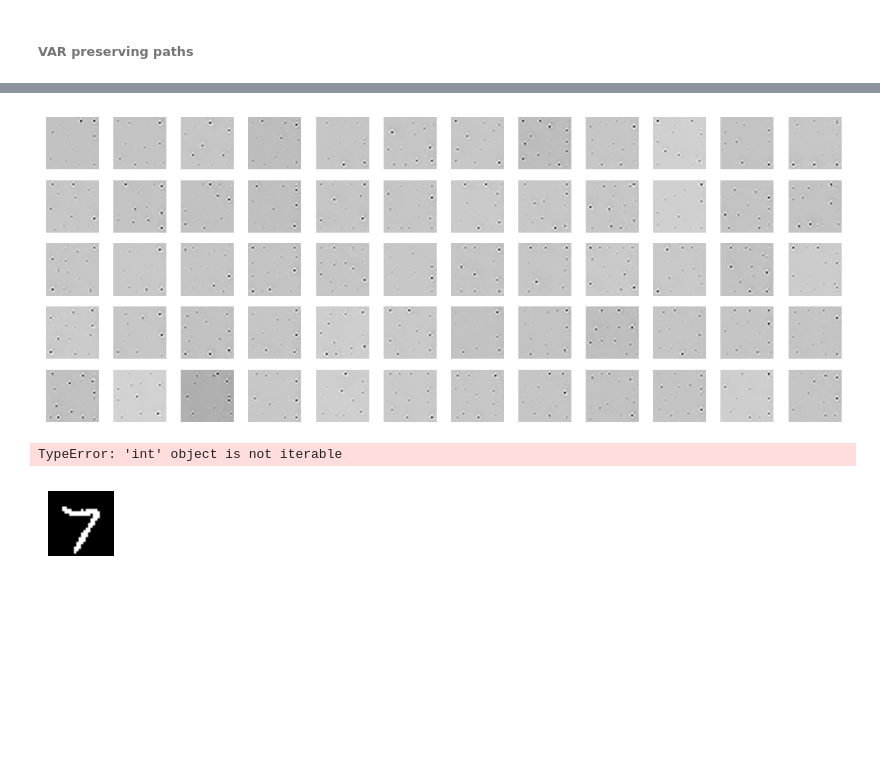
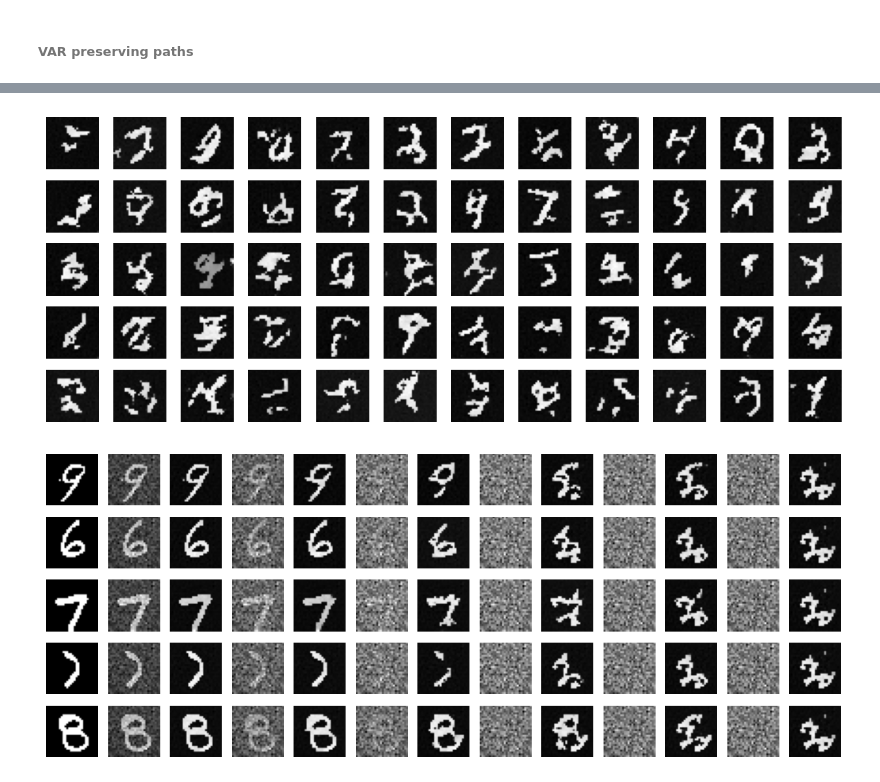
Before and after one commit to raghavsubbarao/svipy, a Jupyter notebook: notebooks/5_flowmatching.ipynb, the cells around one changed output, grey strips where cells are left out. Cells and saved outputs as stored; diff of their text form; code cells hidden in the pictures; blank space fills up the shorter version.

```diff
--- a/notebooks/5_flowmatching.ipynb
+++ b/notebooks/5_flowmatching.ipynb
@@ -97,7 +97,7 @@ Device name: NVIDIA GeForce GTX 970
 # %% [markdown]
 ###### Optimal transport paths
 # %%
-tcn = scalarConditionedNetworkCNN(1, [(32, 5), (32, 5), (32, 5), (32, 5), (32, 5), (32, 5), (32, 5)], t_dim=1)
+tcn = scalarConditionedNetworkCNN(1, [(32, 5), (32, 5), (32, 5), (32, 5), (32, 5), (32, 5)], t_dim=1)
 embed = identityTimeEmbedding()
 tcf = timeConditionedField(tcn, embed)
 
@@ -179,7 +177,7 @@ tx = [0.9, 0.75, 0.5, 0.25, 0.1, 0.0]
 
 sidx = torch.randint(len(trainData), size=(1,)).item()
 x1, _ = trainData[sidx]
-x0 = torch.randn_like(x1)  # sample a single noise image
+x0 = torch.randn_like(x1).to(device)  # sample a single noise image
 
 with torch.no_grad():
     for i in range(nRows):
@@ -213,11 +211,11 @@ plt.show()
 # %% [markdown]
 ###### VAR preserving paths
 # %%
-tcn = scalarConditionedNetworkCNN(1, [(32, 5), (32, 5), (32, 5), (32, 5), (32, 5), (32, 5), (32, 5)], t_dim=8)
+tcn = scalarConditionedNetworkCNN(1, [(32, 5), (32, 5), (32, 5), (32, 5), (32, 5), (32, 5)], t_dim=8)
 embed = fourierTimeEmbedding(8)
 tcf = timeConditionedField(tcn, embed)
 
-path = varPreservingConditionalPathTrigonometric()
+path = reversedConditionalPath(varPreservingConditionalPathTrigonometric())
 
 model_cfm_varp = conditionalFlowMatcher(path, tcf).to(device)
 # %%
@@ -279,46 +277,48 @@ with torch.no_grad():
 
 plt.show()
 # %% [output]
-[figure, old version]
+[figure, new version]
 # %%
 nCols = 13
 nRows = 5
 
 figure = plt.figure(figsize=(13, 5))
 tcf.eval()
 cnf = continuousNormFlow(tcf).to(device)
 
 idxs = []
 tx = [0.9, 0.75, 0.5, 0.25, 0.1, 0.0]
 
+sidx = torch.randint(len(trainData), size=(1,)).item()
+x1, _ = trainData[sidx]
+x0 = torch.randn_like(x1).to(device)  # sample a single noise image
+
 with torch.no_grad():
     for i in range(nRows):
         sidx = torch.randint(len(trainData), size=(1,)).item()
         x1, label = trainData[sidx]
 
         # original image
-        figure.add_subplot(nRows, nCols, nRows * i + 1)
+        figure.add_subplot(nRows, nCols, nCols * i + 1)
         plt.axis("off")
         plt.imshow(x1.squeeze(), cmap='gray')
 
         x1 = x1.unsqueeze(0).to(device)
-        x0 = torch.randn_like(x1)
-        for j in len(tx):
+        for j, txj in enumerate(tx):
             # interpolated
-            xt, _ = path(x0, x1, torch.tensor([tx[j]]).to(device))
+            xt, _ = path(x0, x1, torch.tensor([txj]).to(device))
             img = xt.cpu().detach().numpy().squeeze()
-            figure.add_subplot(nRows, nCols, nRows * i + 2 * j + 1)
+            figure.add_subplot(nRows, nCols, nCols * i + 2 * j + 2)
             plt.axis("off")
             plt.imshow(img.squeeze(), cmap='gray')
 
             # generated
-            img = cnf.interpolate(xt, tx[j], 1.)[0].cpu().detach()
+            img = cnf.interpolate(xt, txj, 1.)[0].cpu().detach()
             img = img.numpy().squeeze()
-            figure.add_subplot(nRows, nCols, nRows * i + 2 * j + 1)
+            figure.add_subplot(nRows, nCols, nCols * i + 2 * j + 3)
             plt.axis("off")
             plt.imshow(img.squeeze(), cmap='gray')
 
 plt.show()
 # %% [output]
-TypeError: 'int' object is not iterable
-[figure, old version]
+[figure, new version]
```
Also changed, not shown: parts of 9 cells of this notebook.
